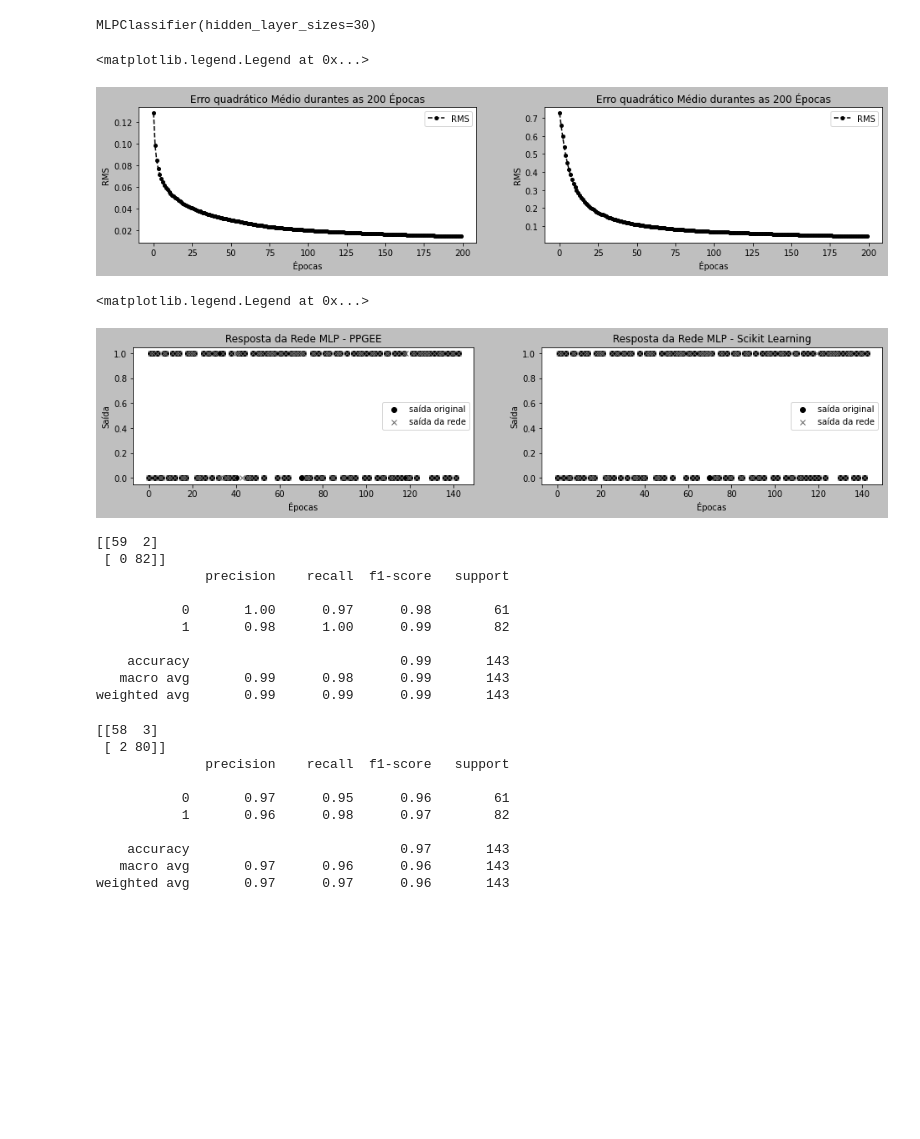
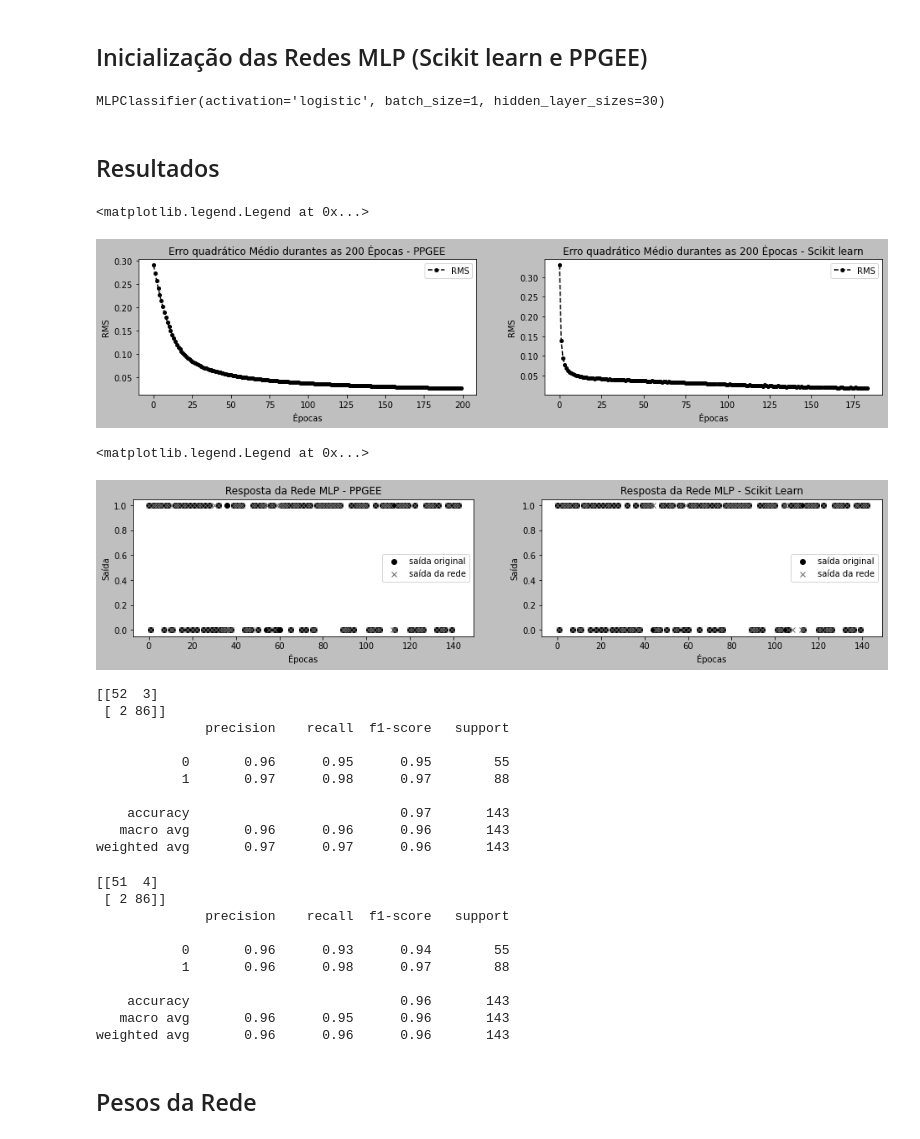
Before and after one commit to elfeijao/atividade2-RNA-ppgee, a Jupyter notebook: app.ipynb, the cells around one changed output. Cells and saved outputs as stored; diff of their text form; code cells hidden in the pictures; blank space fills up the shorter version.

```diff
--- a/app.ipynb
+++ b/app.ipynb
@@ -40,8 +74,14 @@ scaler.fit(X_train)
 # Now apply the transformations to the data:
 X_train = scaler.transform(X_train)
 X_test = scaler.transform(X_test)
+# %% [markdown]
+## Inicialização das Redes MLP (Scikit learn e PPGEE)
 # %%
-skl_mlp = MLPClassifier(hidden_layer_sizes=(30))
+skl_mlp = MLPClassifier(
+    activation='logistic',
+    learning_rate_init=0.001,
+    hidden_layer_sizes=(30),
+    batch_size=1)
 skl_mlp.fit(X_train,y_train)
 
 
@@ -53,7 +93,7 @@ skl_mlp.fit(X_train,y_train)
 #       shuffle=True, solver='adam', tol=0.0001, validation_fraction=0.1,
 #       verbose=False, warm_start=False)
 # %% [output]
-MLPClassifier(hidden_layer_sizes=30)
+MLPClassifier(activation='logistic', batch_size=1, hidden_layer_sizes=30)
 # %%
 # Adaptando a entrada e saída a nossa biblioteca
 X = X_train
@@ -62,28 +102,30 @@ y = np.array([[c] for c in y_train])
 # Configuracao da rede
 layers = [30,30,1]
 epochs = 200
-eta = 0.01
+eta = 0.001
 
 # Criacao do objeto e treinamento
 ppgee_mlp = Neural_Network(layers=layers, epochs=epochs, eta=eta)
 ppgee_mlp.train(X, y)
+# %% [markdown]
+## Resultados
 # %%
 fig, ax = plt.subplots(1, 2, figsize=(16,3))
 
-ax[0].set_title(f"Erro quadrático Médio durantes as {epochs} Épocas")
+ax[0].set_title(f"Erro quadrático Médio durantes as {epochs} Épocas - PPGEE")
 ax[0].set_xlabel("Épocas")
 ax[0].set_ylabel("RMS")
 ax[0].plot(ppgee_mlp.get_rms(), linestyle='--', marker='o', markersize = 4)
 ax[0].legend(['RMS'])
 
-ax[1].set_title(f"Erro quadrático Médio durantes as {epochs} Épocas")
+ax[1].set_title(f"Erro quadrático Médio durantes as {epochs} Épocas - Scikit learn")
 ax[1].set_xlabel("Épocas")
 ax[1].set_ylabel("RMS")
 ax[1].plot(skl_mlp.loss_curve_, linestyle='--', marker='o', markersize = 4)
 ax[1].legend(['RMS'])
 # %% [output]
 <matplotlib.legend.Legend at 0x...>
-[figure, old version]
+[figure, new version]
 # %%
 ppgee_predictions = np.round(ppgee_mlp.forward(X_test))
 skl_predictions = skl_mlp.predict(X_test)
@@ -97,40 +139,42 @@ ax[0].plot(ppgee_predictions, 'x',  label='saída da rede')
 ax[0].legend()
 
 ax[1].plot(y_test, 'o', label="saída original")
-ax[1].set_title("Resposta da Rede MLP - Scikit Learning")
+ax[1].set_title("Resposta da Rede MLP - Scikit Learn")
 ax[1].set_xlabel("Épocas")
 ax[1].set_ylabel("Saída")
 ax[1].plot(skl_predictions, 'x',  label='saída da rede')
 ax[1].legend()
 # %% [output]
 <matplotlib.legend.Legend at 0x...>
-[figure, old version]
+[figure, new version]
 # %%
 print(confusion_matrix(y_test,skl_predictions))
 print(classification_report(y_test,skl_predictions))
 # %% [output]
-[[59  2]
- [ 0 82]]
+[[52  3]
+ [ 2 86]]
               precision    recall  f1-score   support
 
-           0       1.00      0.97      0.98        61
-           1       0.98      1.00      0.99        82
+           0       0.96      0.95      0.95        55
+           1       0.97      0.98      0.97        88
 
-    accuracy                           0.99       143
-   macro avg       0.99      0.98      0.99       143
-weighted avg       0.99      0.99      0.99       143
+    accuracy                           0.97       143
+   macro avg       0.96      0.96      0.96       143
+weighted avg       0.97      0.97      0.96       143
 # %%
 print(confusion_matrix(y_test,ppgee_predictions))
 print(classification_report(y_test,ppgee_predictions))
 # %% [output]
-[[58  3]
- [ 2 80]]
+[[51  4]
+ [ 2 86]]
               precision    recall  f1-score   support
 
-           0       0.97      0.95      0.96        61
-           1       0.96      0.98      0.97        82
+           0       0.96      0.93      0.94        55
+           1       0.96      0.98      0.97        88
 
-    accuracy                           0.97       143
-   macro avg       0.97      0.96      0.96       143
-weighted avg       0.97      0.97      0.96       143
+    accuracy                           0.96       143
+   macro avg       0.96      0.95      0.96       143
+weighted avg       0.96      0.96      0.96       143
+# %% [markdown]
+## Pesos da Rede
 # %%
```
Also changed, not shown: parts of 9 cells of this notebook.
